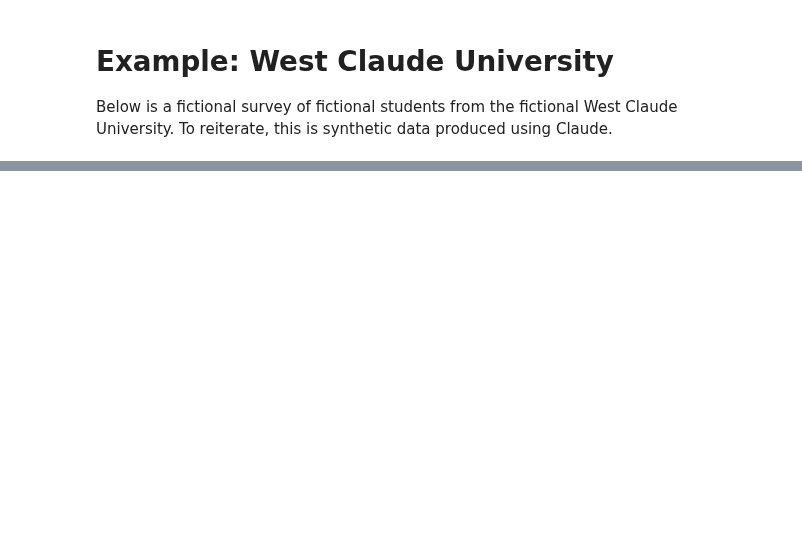
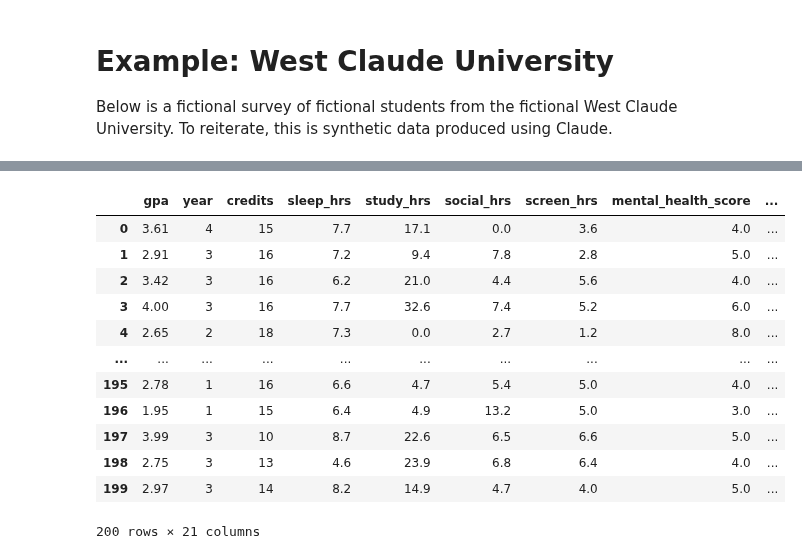
Before and after one commit to GettysburgDataScience/DS325-Notes, a Jupyter notebook: _sources/01_Regression/04_west_claude_example.ipynb, the cells around one changed output, grey strips where cells are left out. Drawn from its saved outputs; the diff is of its cells as text; code cells hidden in the pictures; blank space fills up the shorter version.

```diff
--- a/_sources/01_Regression/04_west_claude_example.ipynb
+++ b/_sources/01_Regression/04_west_claude_example.ipynb
@@ -19,0 +76,22 @@ wcu_df.head()
+# %%
+wcu_df.replace({'Freshman':1,
+                'Sophomore': 2,
+                'Junior': 3,
+                'Senior':4},
+               inplace = True)
+
+wcu_df
+# %% [output]
+|  | gpa | year | credits | sleep_hrs | study_hrs | social_hrs | screen_hrs | mental_health_score | ... |
+| 0 | 3.61 | 4 | 15 | 7.7 | 17.1 | 0.0 | 3.6 | 4.0 | ... |
+| 1 | 2.91 | 3 | 16 | 7.2 | 9.4 | 7.8 | 2.8 | 5.0 | ... |
+| 2 | 3.42 | 3 | 16 | 6.2 | 21.0 | 4.4 | 5.6 | 4.0 | ... |
+| 3 | 4.00 | 3 | 16 | 7.7 | 32.6 | 7.4 | 5.2 | 6.0 | ... |
+| 4 | 2.65 | 2 | 18 | 7.3 | 0.0 | 2.7 | 1.2 | 8.0 | ... |
+| ... | ... | ... | ... | ... | ... | ... | ... | ... | ... |
+| 195 | 2.78 | 1 | 16 | 6.6 | 4.7 | 5.4 | 5.0 | 4.0 | ... |
+| 196 | 1.95 | 1 | 15 | 6.4 | 4.9 | 13.2 | 5.0 | 3.0 | ... |
+| 197 | 3.99 | 3 | 10 | 8.7 | 22.6 | 6.5 | 6.6 | 5.0 | ... |
+| 198 | 2.75 | 3 | 13 | 4.6 | 23.9 | 6.8 | 6.4 | 4.0 | ... |
+| 199 | 2.97 | 3 | 14 | 8.2 | 14.9 | 4.7 | 4.0 | 5.0 | ... |
+200 rows × 21 columns
```
Also changed, not shown: parts of 31 cells of this notebook, 29 other files.
